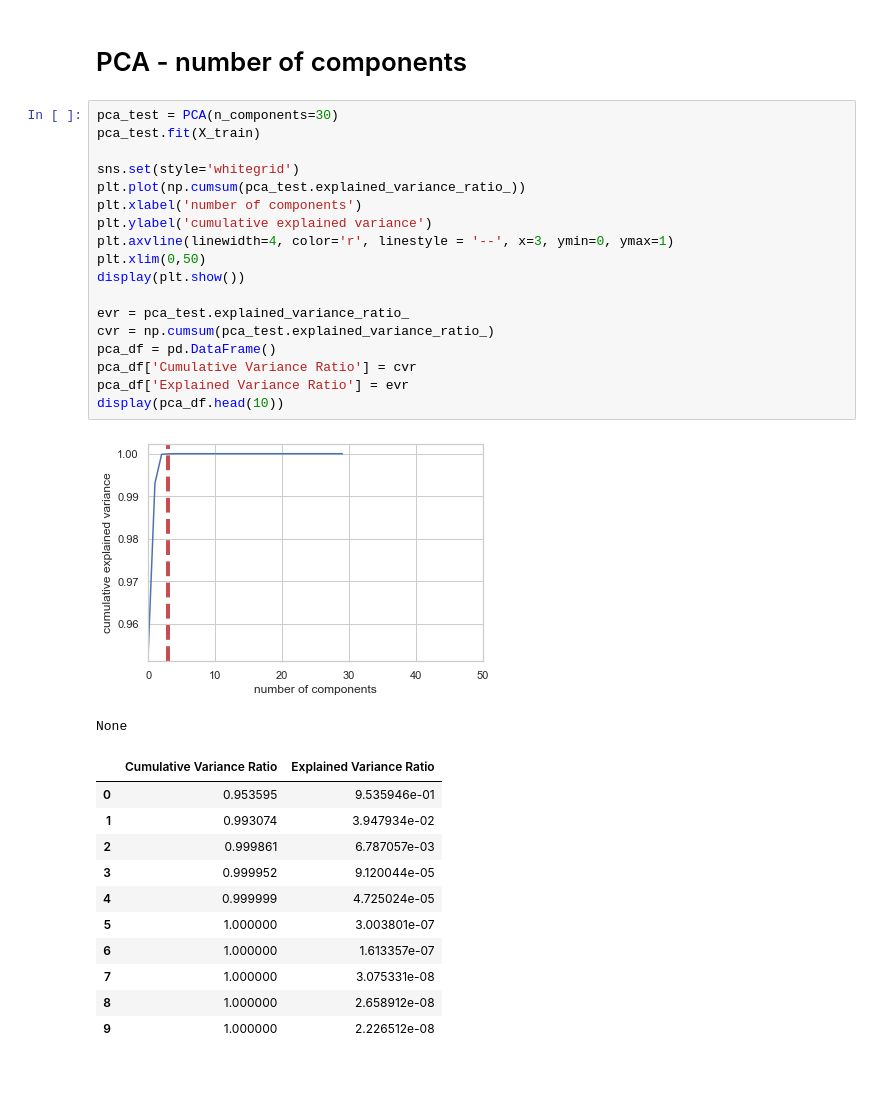
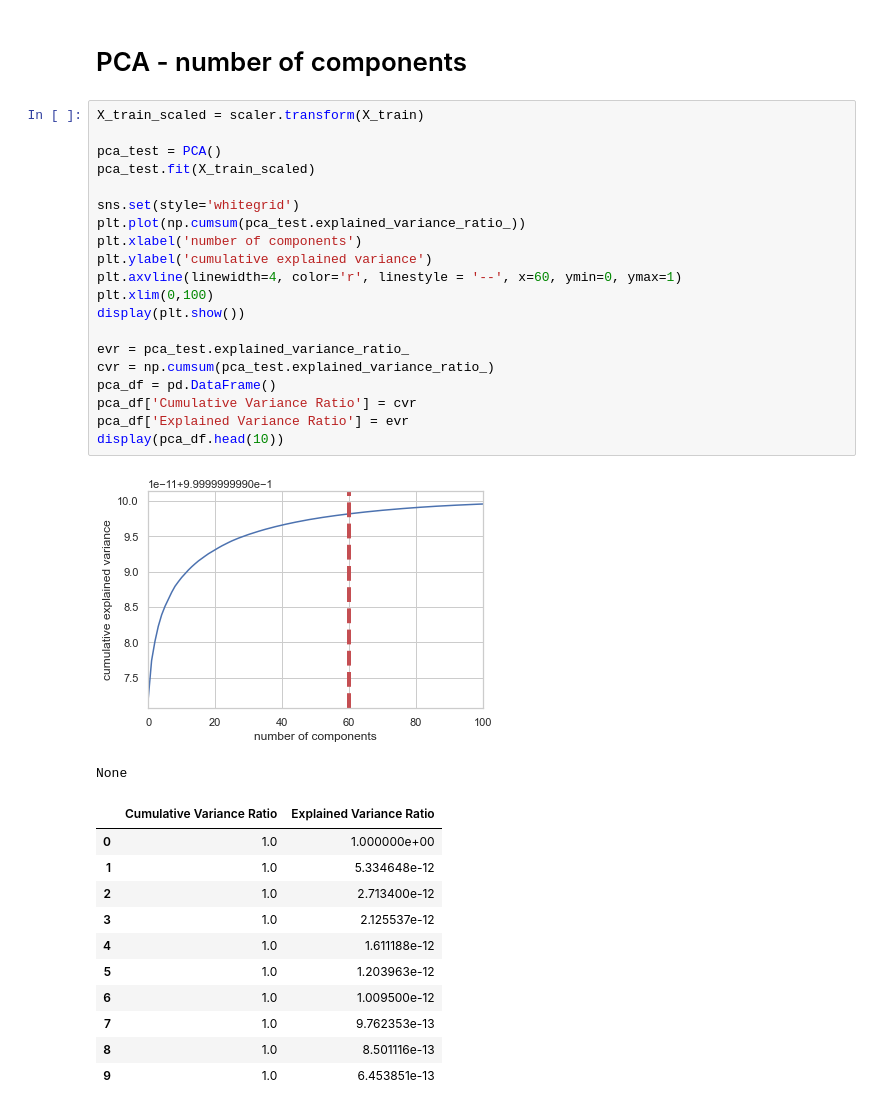
Before and after one commit to lizetdevries/Group5_assignment, a Jupyter notebook: Training_PCARF.ipynb, the cells around one changed output. Saved outputs shown, nothing was run; the diff lists cells and outputs as text; blank space fills up the shorter version.

Commit message:
FI & plot NoC

```diff
--- a/Training_PCARF.ipynb
+++ b/Training_PCARF.ipynb
@@ -149,34 +170,36 @@ Text(0.5, 1.0, 'Feature Importance')
 # %% [markdown]
 # PCA - number of components
 # %%
-pca_test = PCA(n_components=30)
-pca_test.fit(X_train)
+X_train_scaled = scaler.transform(X_train)
+
+pca_test = PCA()
+pca_test.fit(X_train_scaled)
 
 sns.set(style='whitegrid')
 plt.plot(np.cumsum(pca_test.explained_variance_ratio_))
 plt.xlabel('number of components')
 plt.ylabel('cumulative explained variance')
-plt.axvline(linewidth=4, color='r', linestyle = '--', x=3, ymin=0, ymax=1)
-plt.xlim(0,50)
+plt.axvline(linewidth=4, color='r', linestyle = '--', x=60, ymin=0, ymax=1)
+plt.xlim(0,100)
 display(plt.show())
 
 evr = pca_test.explained_variance_ratio_
 cvr = np.cumsum(pca_test.explained_variance_ratio_)
 pca_df = pd.DataFrame()
 pca_df['Cumulative Variance Ratio'] = cvr
 pca_df['Explained Variance Ratio'] = evr
 display(pca_df.head(10))
 # %% [output]
-[figure, old version]
+[figure, new version]
 None
 |  | Cumulative Variance Ratio | Explained Variance Ratio |
-| 0 | 0.953595 | 9.535946e-01 |
-| 1 | 0.993074 | 3.947934e-02 |
-| 2 | 0.999861 | 6.787057e-03 |
-| 3 | 0.999952 | 9.120044e-05 |
-| 4 | 0.999999 | 4.725024e-05 |
-| 5 | 1.000000 | 3.003801e-07 |
-| 6 | 1.000000 | 1.613357e-07 |
-| 7 | 1.000000 | 3.075331e-08 |
-| 8 | 1.000000 | 2.658912e-08 |
-| 9 | 1.000000 | 2.226512e-08 |
+| 0 | 1.0 | 1.000000e+00 |
+| 1 | 1.0 | 5.334648e-12 |
+| 2 | 1.0 | 2.713400e-12 |
+| 3 | 1.0 | 2.125537e-12 |
+| 4 | 1.0 | 1.611188e-12 |
+| 5 | 1.0 | 1.203963e-12 |
+| 6 | 1.0 | 1.009500e-12 |
+| 7 | 1.0 | 9.762353e-13 |
+| 8 | 1.0 | 8.501116e-13 |
+| 9 | 1.0 | 6.453851e-13 |
```
Also changed, not shown: parts of 2 cells of this notebook.
